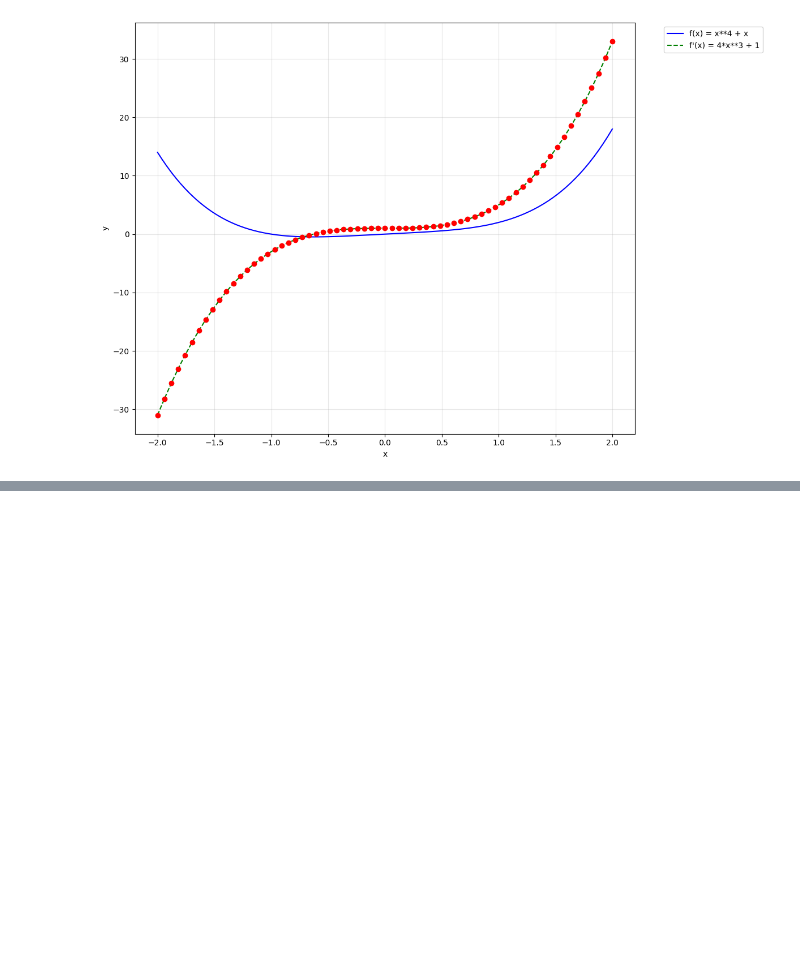
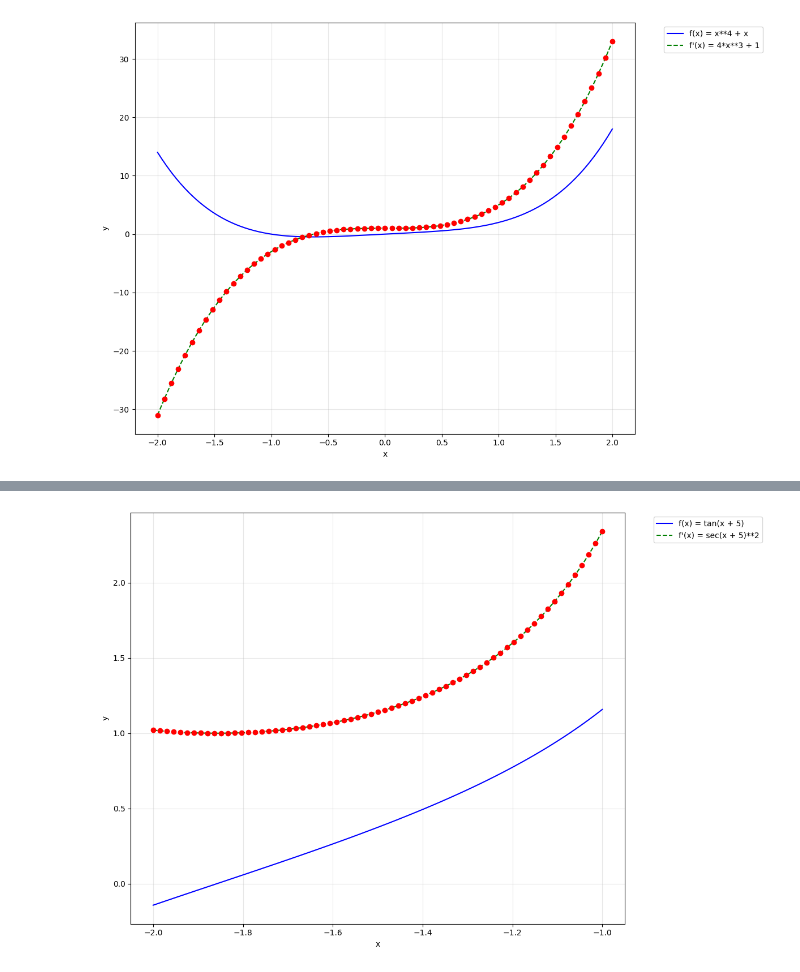
Before and after one commit to Codex643/Examples, a Jupyter notebook: function-derivative.ipynb, the cells around one changed output, grey strips where cells are left out. Drawn from its saved outputs; the diff is of its cells as text; code cells hidden in the pictures; blank space fills up the shorter version.

```diff
--- a/function-derivative.ipynb
+++ b/function-derivative.ipynb
@@ -112,0 +126,13 @@ plot_f_fprime_dot(f, f_prime, x_start, x_stop, n_dots)
+# %%
+# Specify the domain (input) as x_start, x_stop
+x_start = -2
+x_stop = -1
+# Specify the function (f) and its derivative. (f_prime)
+f = sp.tan(x+5)
+f_prime = (sp.sec(x+5))**2
+# Specify the number of dots to display
+n_dots= 67
+# Pass this info to the plotting program
+plot_f_fprime_dot(f, f_prime, x_start, x_stop, n_dots)
+# %% [output]
+[figure, added]
```
Also changed, not shown: parts of 1 cell of this notebook.
